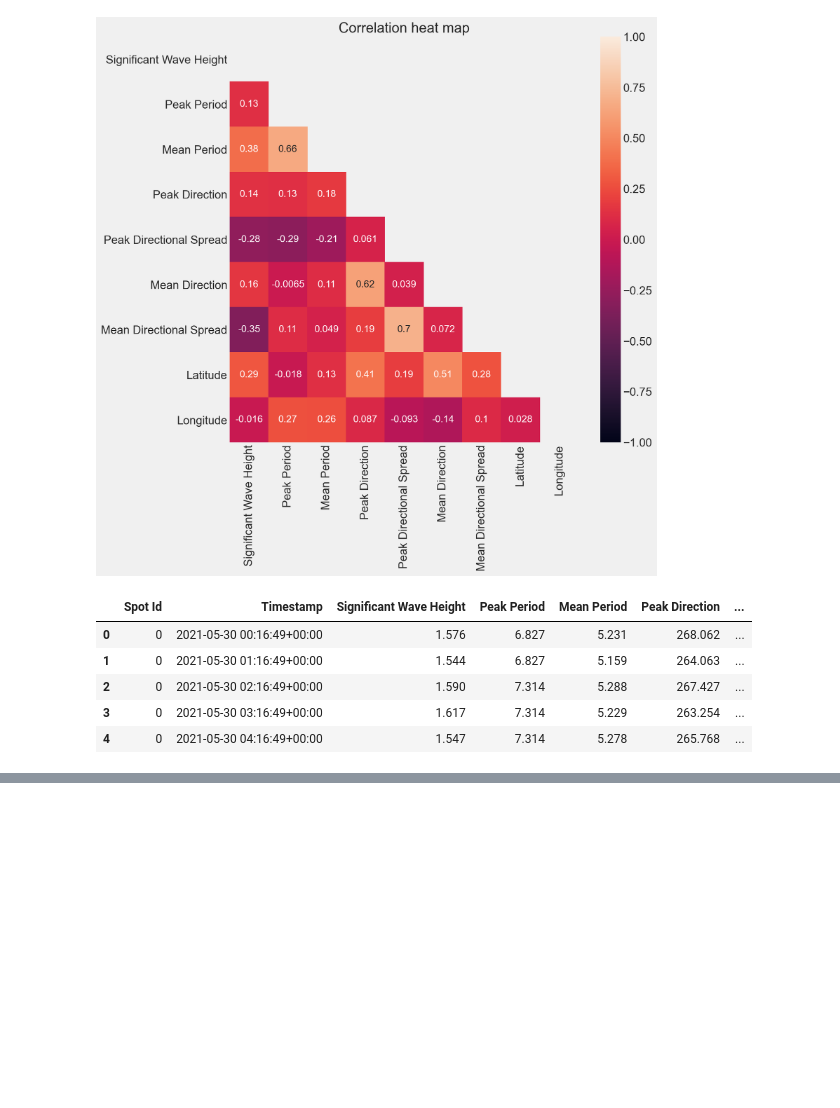
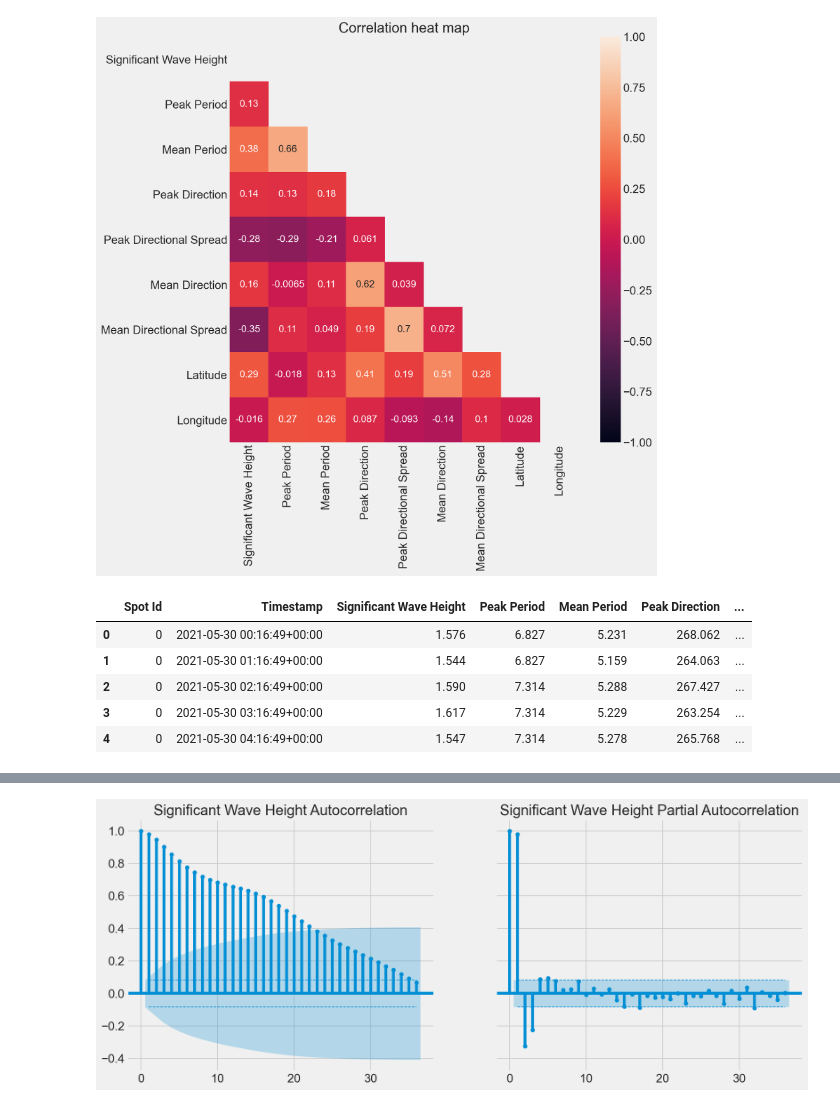
Before and after one commit to esbatiehsan/forecasting-floats, a Jupyter notebook: data-cleaning-exploration.ipynb, the cells around one changed output, grey strips where cells are left out. Saved outputs shown, nothing was run; the diff lists cells and outputs as text; code cells hidden in the pictures; blank space fills up the shorter version.

```diff
--- a/data-cleaning-exploration.ipynb
+++ b/data-cleaning-exploration.ipynb
@@ -157,11 +181,11 @@ plot_corr(buoy_data, 'Mean Period', 'Distance', 'lin')
 # %%
-def plot_autocorr(data, buoy_id, feature, lags):
-    se = 1.96/np.sqrt(len(data[data['Spot Id'] == buoy_id][feature][:lags+1]))
-    cum = np.sqrt((-1+2*np.cumsum(acf(data[data['Spot Id'] == buoy_id][feature][:lags+1], nlags=lags-1)**2)))
-
-    fig, ax = plt.subplots(figsize=(15, 6))
-    plot_acf(data[data['Spot Id'] == buoy_id][feature][:lags+1], lags=lags, ax=ax)
-    ax.hlines(np.array([-1, 1])*se, 1, lags, linestyles='--', lw=1)
-    ax.plot(range(1, lags+1), se*cum, c='k', ls='--', lw=1)
-    ax.plot(range(1, lags+1), -se*cum, c='k', ls='--', lw=1)
+def plot_autocorrs(data, buoy_id, feature, lags, alpha=0.05):
+    se = stats.norm().ppf(1-alpha/2)/np.sqrt(len(data[data['Spot Id'] == buoy_id][feature][1:-2]))
+    fig, ax = plt.subplots(ncols=2, figsize=(15, 6), sharey=True)
+    plot_acf(data[data['Spot Id'] == buoy_id][feature][1:-2], lags=lags, alpha=alpha, ax=ax[0])
+    ax[0].hlines(np.array([-1, 1])*se, 1, lags, linestyles='--', lw=1)
+    ax[0].set_title(f'{feature} Autocorrelation')
+    plot_pacf(data[data['Spot Id'] == buoy_id][feature][1:-2], lags=lags, alpha=alpha, ax=ax[1], method='ywmle')
+    ax[1].hlines(np.array([-1, 1])*se, 1, lags, linestyles='--', lw=1)
+    ax[1].set_title(f'{feature} Partial Autocorrelation')
     plt.show()
@@ -173,0 +192,4 @@ plot_autocorr(buoy_data, 87, 'Heading', 72)
+# %%
+plot_autocorrs(buoy_data, buoy_id=0, feature='Significant Wave Height', lags=36)
+# %% [output]
+[figure, added]
```
Also changed, not shown: parts of 19 cells of this notebook.
